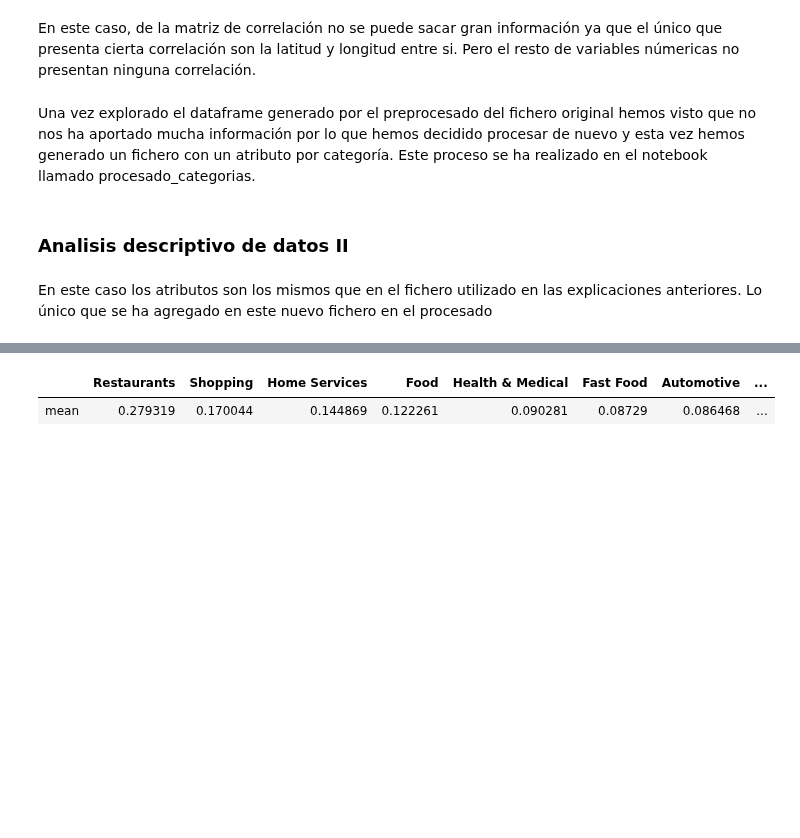
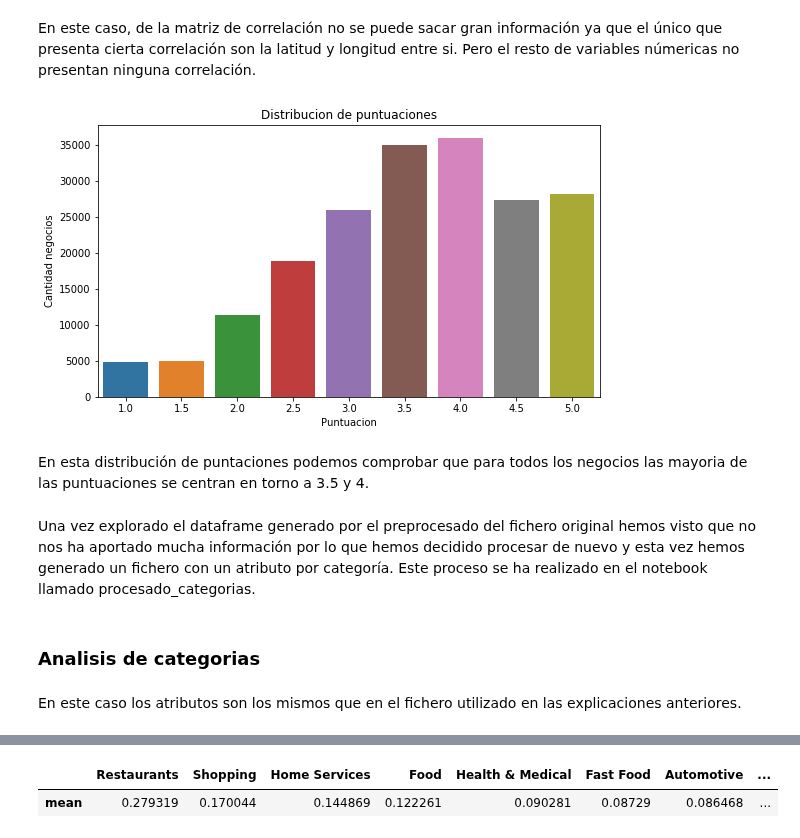
Before and after one commit to jcorrochanoj/DesafioFinalAD, a Jupyter notebook: Analisis_Negocios.ipynb, the cells around one changed output, grey strips where cells are left out. Saved outputs shown, nothing was run; the diff lists cells and outputs as text; code cells hidden in the pictures; blank space fills up the shorter version.

```diff
--- a/Analisis_Negocios.ipynb
+++ b/Analisis_Negocios.ipynb
@@ -100,11 +105,24 @@ sns.heatmap(df.corr(), annot = True)
 # %% [markdown]
 En este caso, de la matriz de correlación no se puede sacar gran información ya que el único que presenta cierta correlación son la latitud y longitud entre si. Pero el resto de variables númericas no presentan ninguna correlación.
+# %%
+x = df["puntuacion"].value_counts()
+x = x.sort_index()
+plt.figure(figsize=(9,5))
+ax=sns.barplot(x.index, x.values)
+plt.title ("Distribucion de puntuaciones")
+plt.ylabel("Cantidad negocios")
+plt.xlabel("Puntuacion")
+plt.show()
+# %% [output]
+[figure, added]
+# %% [markdown]
+En esta distribución de puntaciones podemos comprobar que para todos los negocios las mayoria de las puntuaciones se centran en torno a 3.5 y 4.
 # %% [markdown]
 Una vez explorado el dataframe generado por el preprocesado del fichero original hemos visto que no nos ha aportado mucha información por lo que hemos decidido procesar de nuevo y esta vez hemos generado un fichero con un atributo por categoría. Este proceso se ha realizado en el notebook llamado procesado_categorias.
 # %% [markdown]
-### Analisis descriptivo de datos II
+### Analisis de categorias
 # %% [markdown]
-En este caso los atributos son los mismos que en el fichero utilizado en las explicaciones anteriores. Lo único que se ha agregado en este nuevo fichero en  el procesado
+En este caso los atributos son los mismos que en el fichero utilizado en las explicaciones anteriores.
 # %%
 url = "datos_negocios_limpios_categoriasExtendidas.csv"
 df = pd.read_csv(url)
```
Also changed, not shown: parts of 24 cells of this notebook.
